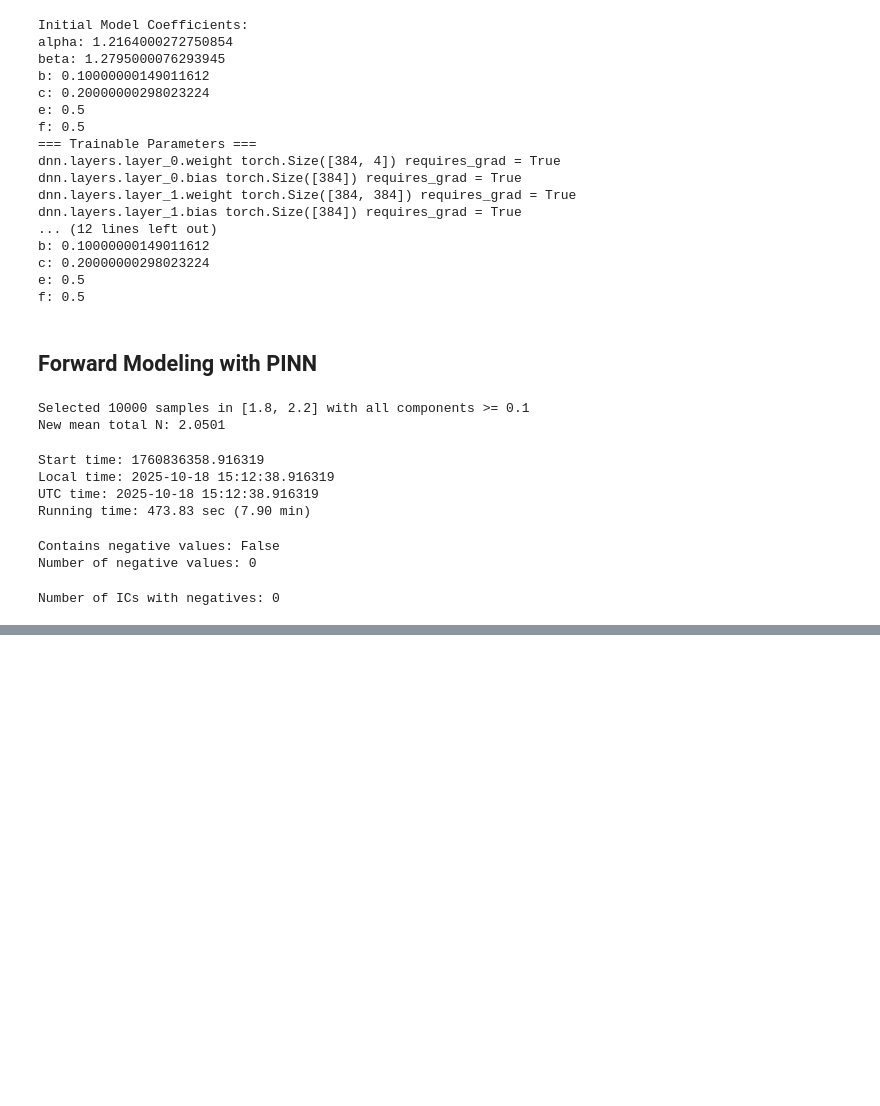
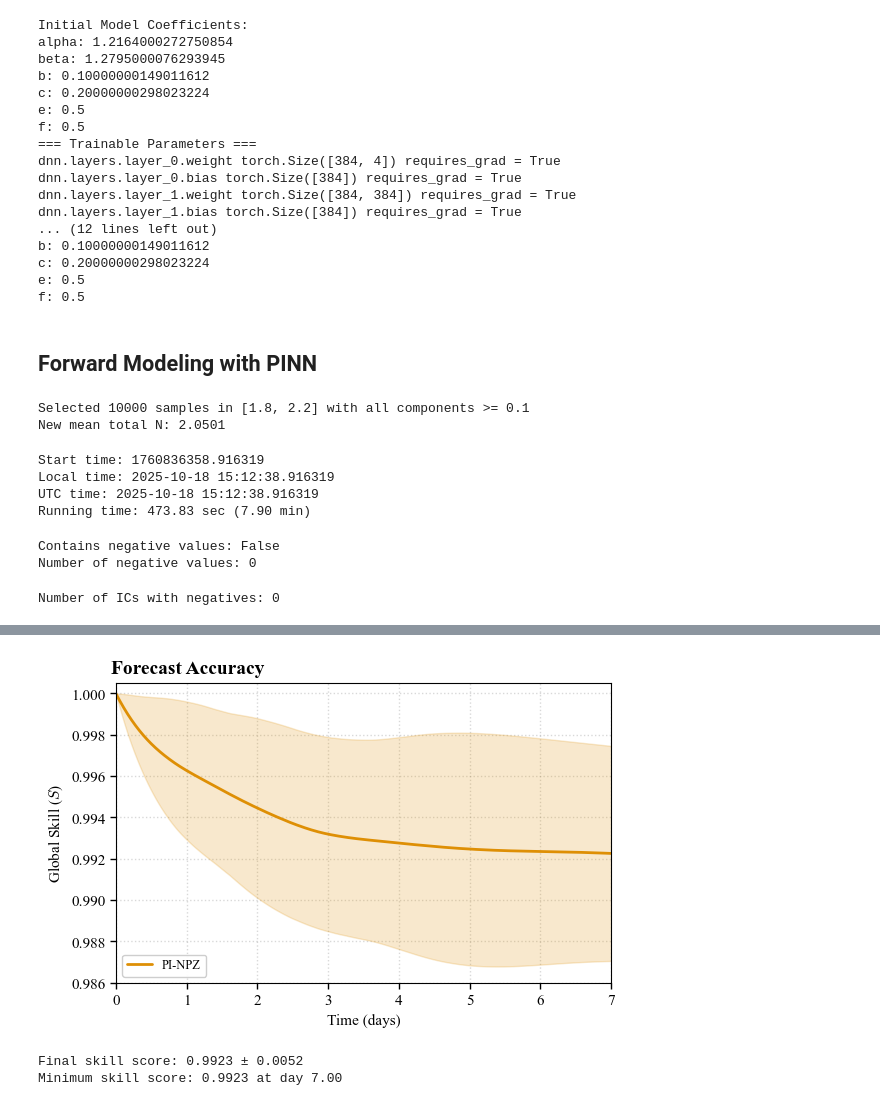
Before and after one commit to kevinegan31/pinn-4dvar-npz, a Jupyter notebook: analysis/forward_prediction.ipynb, the cells around one changed output, grey strips where cells are left out. Drawn from its saved outputs; the diff is of its cells as text; code cells hidden in the pictures; blank space fills up the shorter version.

```diff
--- a/analysis/forward_prediction.ipynb
+++ b/analysis/forward_prediction.ipynb
@@ -665,35 +669,39 @@ ax.grid(True, linestyle=':', alpha=0.3, color='gray')
 ax.tick_params(direction='out', length=4, width=1, color='black')
 
 # Add legend (ESSENTIAL for publication)
 ax.legend(loc='lower left', fontsize=9, framealpha=0.95)
 
 # Title - keeping as in original
 ax.text(-0.01, 1.02, 'Forecast Accuracy', transform=ax.transAxes,
         fontsize=14, fontweight='bold', ha='left', va='bottom')
 
 plt.tight_layout()
 
 # === Save in multiple formats ===
-base_path = "/Users/egank31/Documents/Documents - Otto/GitHub/pinns/npz/current/important_files_paper/figures/"
-file_base = f"forecast_skill_{len(test_set_initial_states)}_obs_layers_{num_layers}_neurons_{num_neurons}"
+base_path = "../figures/"
+file_base = f"pi_npz_forecast_skill"
 
 # Save as vector format (PDF) for publication and PNG for review
 for ext in ["pdf"]:
     if ext == "png":
         dpi = 600  # High DPI for raster
     else:
         dpi = None  # Vector formats don't need DPI
     plt.savefig(f"{base_path}{file_base}.{ext}",
                 dpi=dpi,
                 bbox_inches='tight',
                 pad_inches=0.02,
                 format=ext)
 
 plt.show()
 
 # === Print Summary (update to match axis notation) ===
 print(f"Final skill score: {total_skill_mean[-1]:.4f} ± {total_skill_std[-1]:.4f}")
 print(f"Minimum skill score: {total_skill_mean.min():.4f} at day {times[total_skill_mean.argmin()]:.2f}")
+# %% [output]
+[figure, added]
+Final skill score: 0.9923 ± 0.0052
+Minimum skill score: 0.9923 at day 7.00
 # %%
 # --- Summary statistics ---
 # 1. Per-variable averages across time
```
Also changed, not shown: parts of 3 cells of this notebook.
